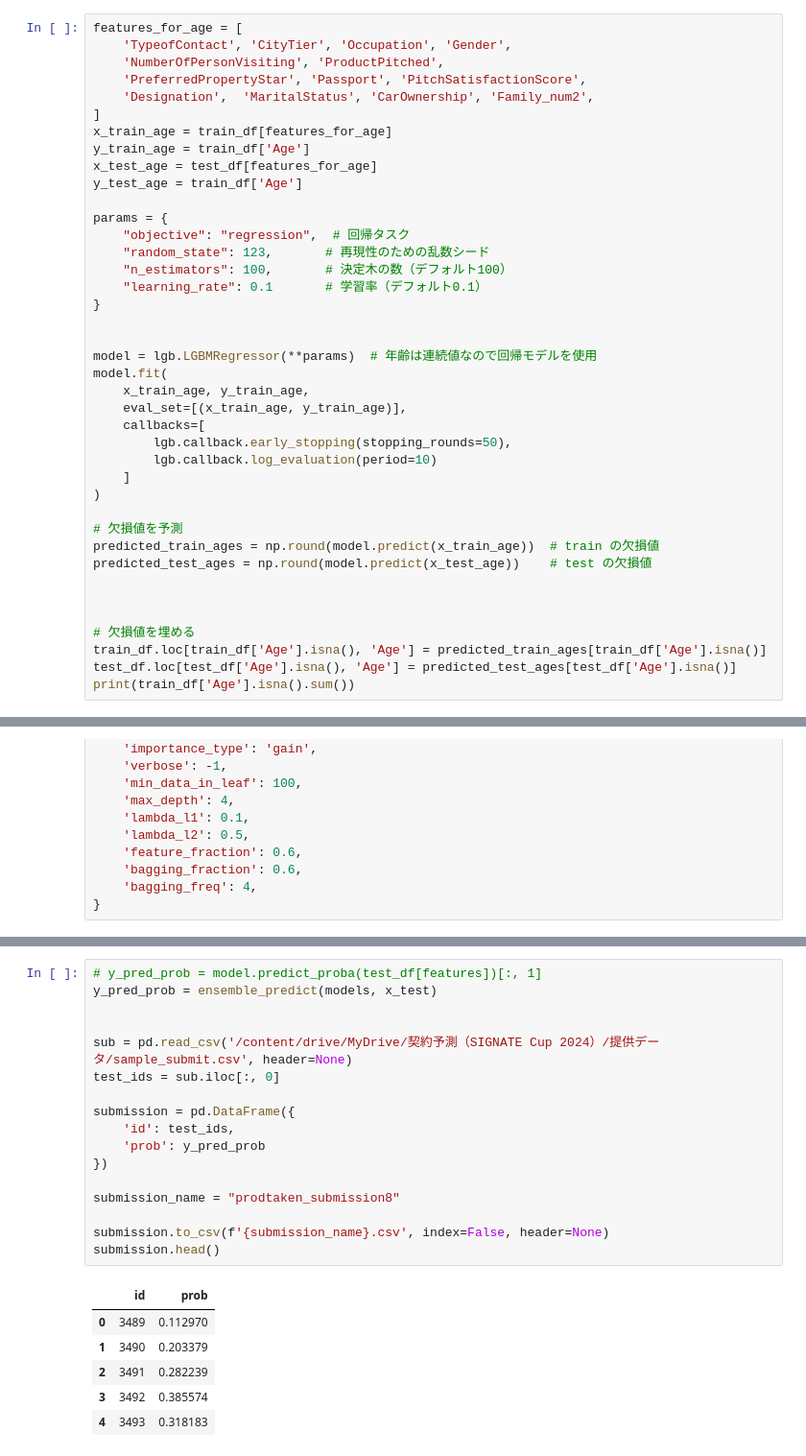
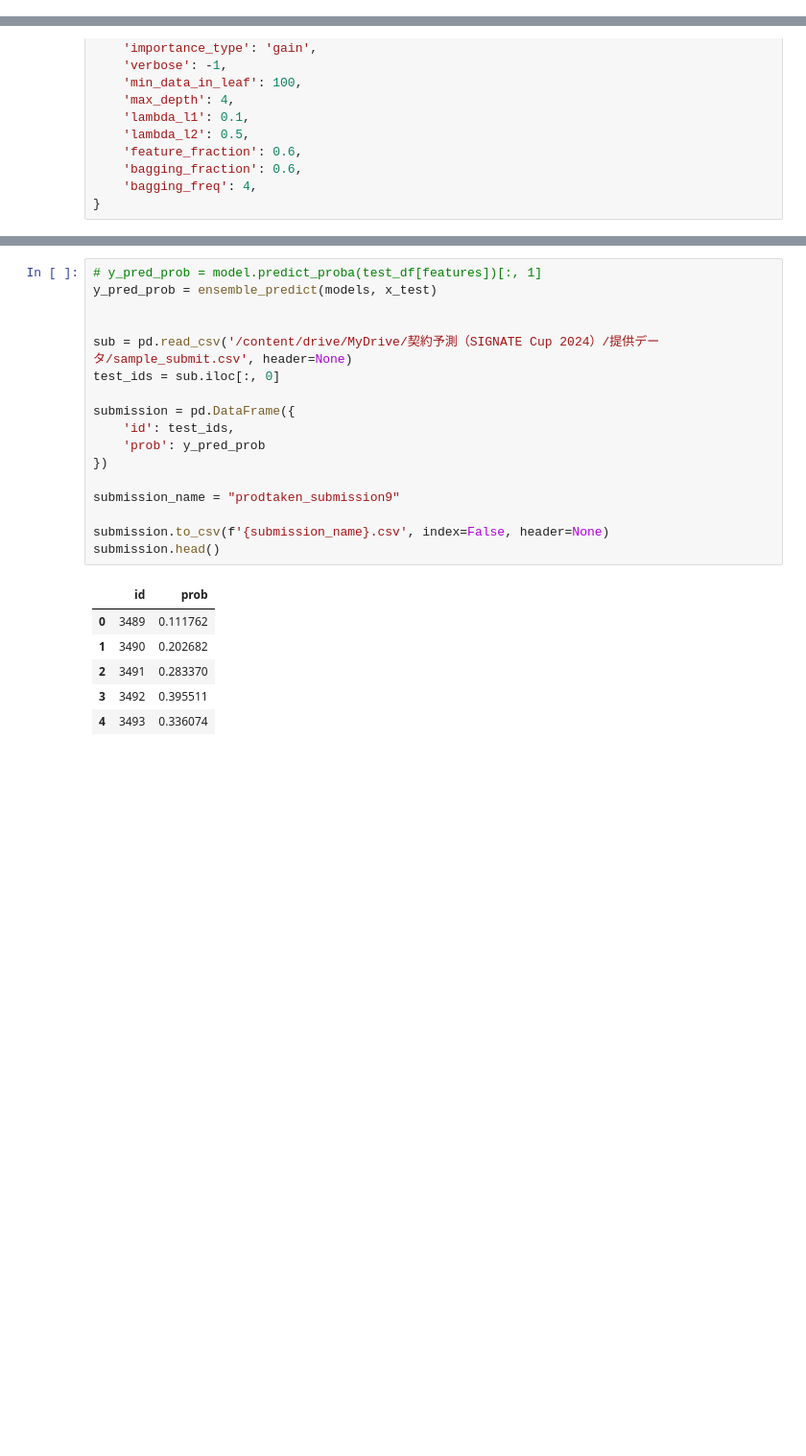
Before and after one commit to skyshine460/ProdTaken, a Jupyter notebook: ProdTaken_lightgbm.ipynb, the cells around one changed output, grey strips where cells are left out. Shown at 96% size. Saved outputs shown, nothing was run; the diff lists cells and outputs as text; blank space fills up the shorter version.

Commit message:
prodtaken_submission9

```diff
--- a/ProdTaken_lightgbm.ipynb
+++ b/ProdTaken_lightgbm.ipynb
@@ -1090,43 +1140,3 @@ for col in train_df.columns:
 for col in test_df.columns:
   if test_df[col].dtypes == 'object':
     test_df[col] = test_df[col].astype('category')
-# %%
-features_for_age = [
-    'TypeofContact', 'CityTier', 'Occupation', 'Gender',
-    'NumberOfPersonVisiting', 'ProductPitched',
-    'PreferredPropertyStar', 'Passport', 'PitchSatisfactionScore',
-    'Designation',  'MaritalStatus', 'CarOwnership', 'Family_num2',
-]
-x_train_age = train_df[features_for_age]
-y_train_age = train_df['Age']
-x_test_age = test_df[features_for_age]
-y_test_age = train_df['Age']
-
-params = {
-    "objective": "regression",  # 回帰タスク
-    "random_state": 123,       # 再現性のための乱数シード
-    "n_estimators": 100,       # 決定木の数（デフォルト100）
-    "learning_rate": 0.1       # 学習率（デフォルト0.1）
-}
-
-
-model = lgb.LGBMRegressor(**params)  # 年齢は連続値なので回帰モデルを使用
-model.fit(
-    x_train_age, y_train_age,
-    eval_set=[(x_train_age, y_train_age)],
-    callbacks=[
-        lgb.callback.early_stopping(stopping_rounds=50),
-        lgb.callback.log_evaluation(period=10)
-    ]
-)
-
-# 欠損値を予測
-predicted_train_ages = np.round(model.predict(x_train_age))  # train の欠損値
-predicted_test_ages = np.round(model.predict(x_test_age))    # test の欠損値
-
-
-
-# 欠損値を埋める
-train_df.loc[train_df['Age'].isna(), 'Age'] = predicted_train_ages[train_df['Age'].isna()]
-test_df.loc[test_df['Age'].isna(), 'Age'] = predicted_test_ages[test_df['Age'].isna()]
-print(train_df['Age'].isna().sum())
@@ -1340,24 +1336,24 @@ plt.show()
 # %%
 # y_pred_prob = model.predict_proba(test_df[features])[:, 1]
 y_pred_prob = ensemble_predict(models, x_test)
 
 
 sub = pd.read_csv('/content/drive/MyDrive/契約予測（SIGNATE Cup 2024）/提供データ/sample_submit.csv', header=None)
 test_ids = sub.iloc[:, 0]
 
 submission = pd.DataFrame({
     'id': test_ids,
     'prob': y_pred_prob
 })
 
-submission_name = "prodtaken_submission8"
+submission_name = "prodtaken_submission9"
 
 submission.to_csv(f'{submission_name}.csv', index=False, header=None)
 submission.head()
 # %% [output]
 |  | id | prob |
-| 0 | 3489 | 0.112970 |
-| 1 | 3490 | 0.203379 |
-| 2 | 3491 | 0.282239 |
-| 3 | 3492 | 0.385574 |
-| 4 | 3493 | 0.318183 |
+| 0 | 3489 | 0.111762 |
+| 1 | 3490 | 0.202682 |
+| 2 | 3491 | 0.283370 |
+| 3 | 3492 | 0.395511 |
+| 4 | 3493 | 0.336074 |
```
Also changed, not shown: parts of 11 cells of this notebook.
